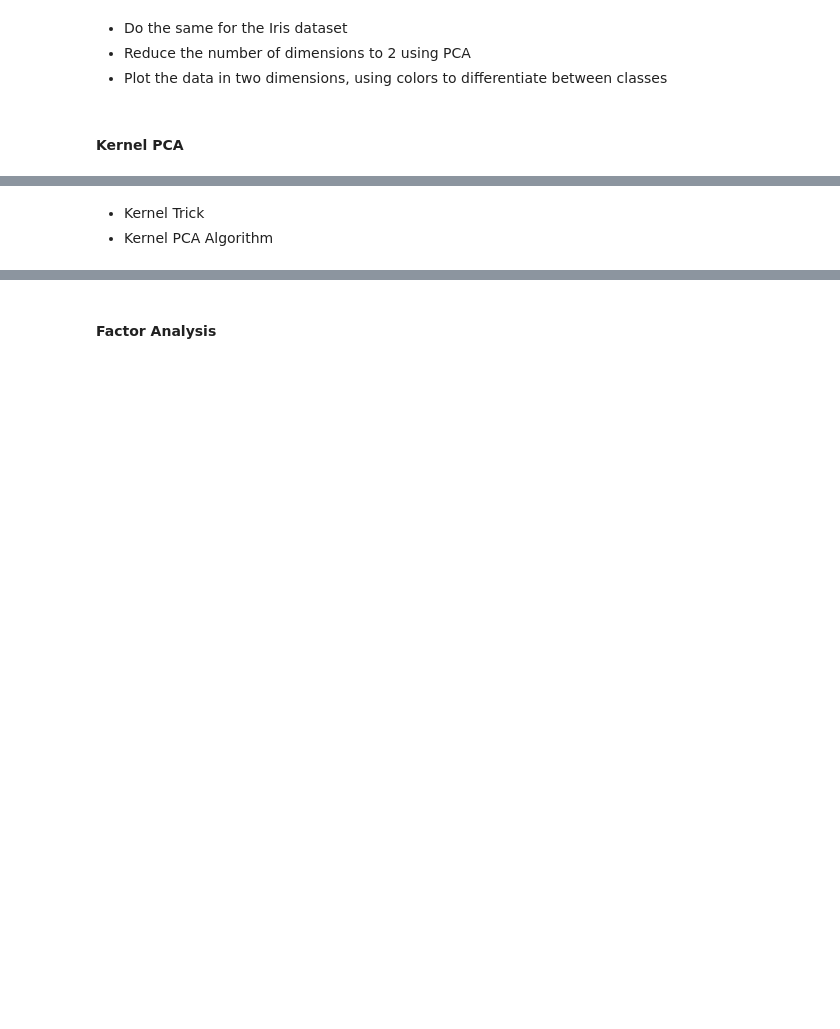
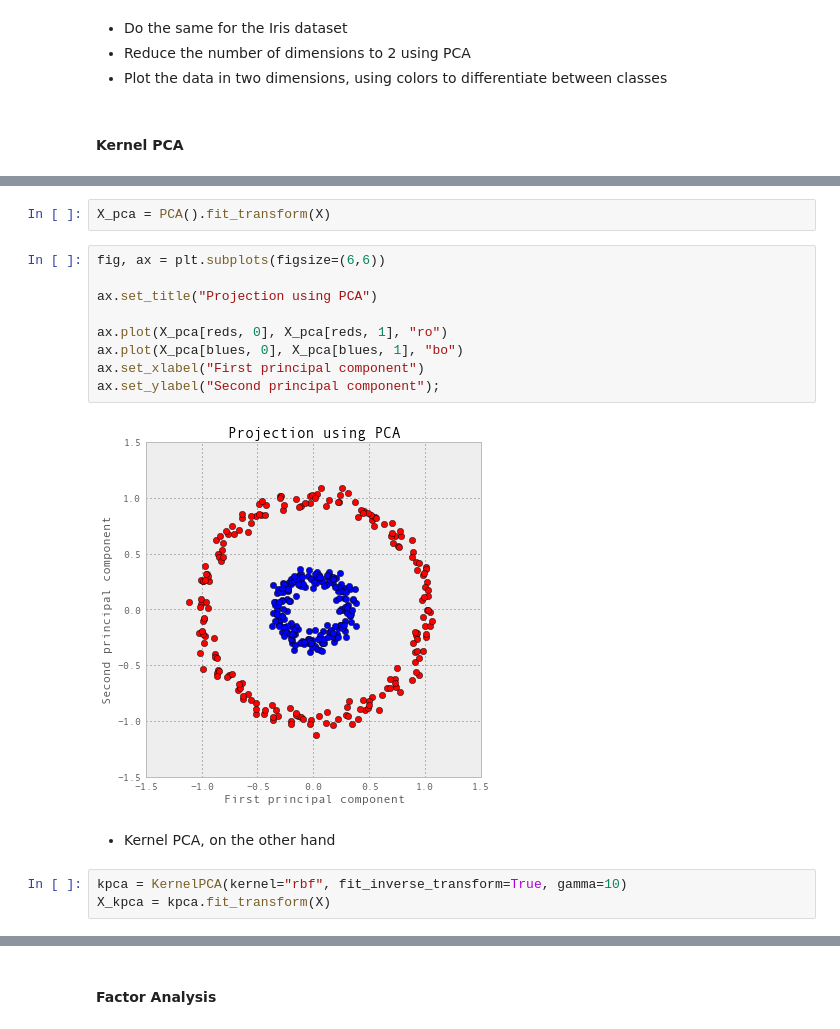
Before and after one commit to jseabold/csc432-notebooks, a Jupyter notebook: week14-01-dimension_reduction.ipynb, the cells around one changed output, grey strips where cells are left out. Cells and saved outputs as stored; diff of their text form; blank space fills up the shorter version.

```diff
--- a/week14-01-dimension_reduction.ipynb
+++ b/week14-01-dimension_reduction.ipynb
@@ -580,3 +812,18 @@ axes[1].scatter(*y_direc.T, alpha=.6)
+# %%
+X_pca = PCA().fit_transform(X)
+# %%
+fig, ax = plt.subplots(figsize=(6,6))
+
+ax.set_title("Projection using PCA")
+
+ax.plot(X_pca[reds, 0], X_pca[reds, 1], "ro")
+ax.plot(X_pca[blues, 0], X_pca[blues, 1], "bo")
+ax.set_xlabel("First principal component")
+ax.set_ylabel("Second principal component");
+# %% [output]
+[figure, added]
 # %% [markdown]
-* Kernel Trick
-* Kernel PCA Algorithm
+* Kernel PCA, on the other hand
+# %%
+kpca = KernelPCA(kernel="rbf", fit_inverse_transform=True, gamma=10)
+X_kpca = kpca.fit_transform(X)
```
Also changed, not shown: parts of 166 cells of this notebook.
